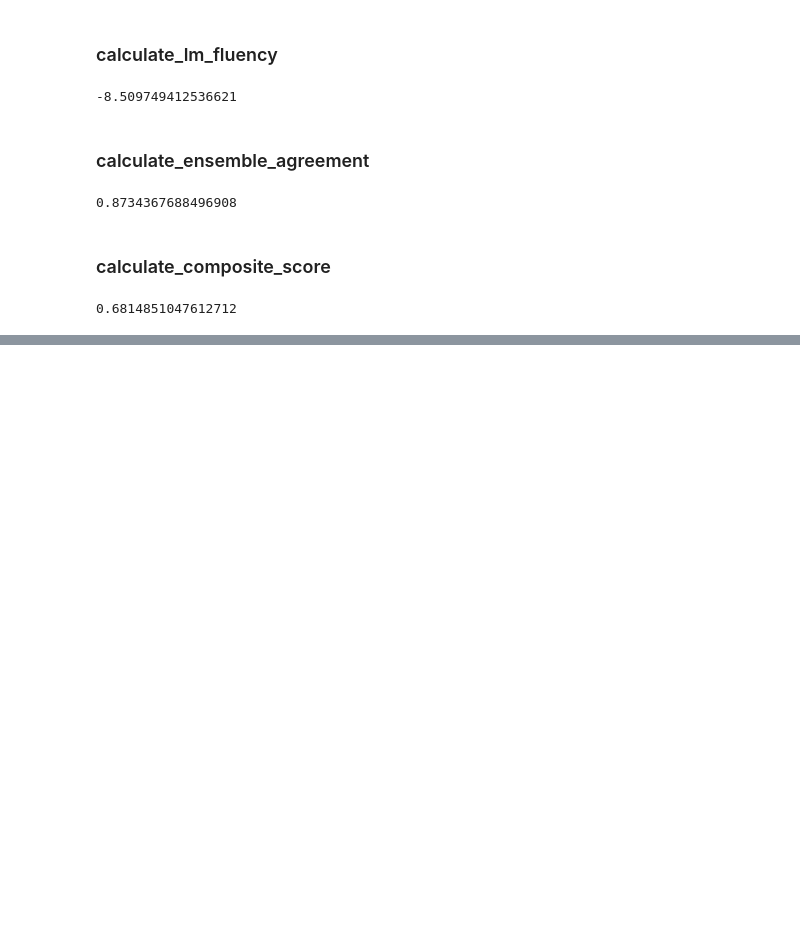
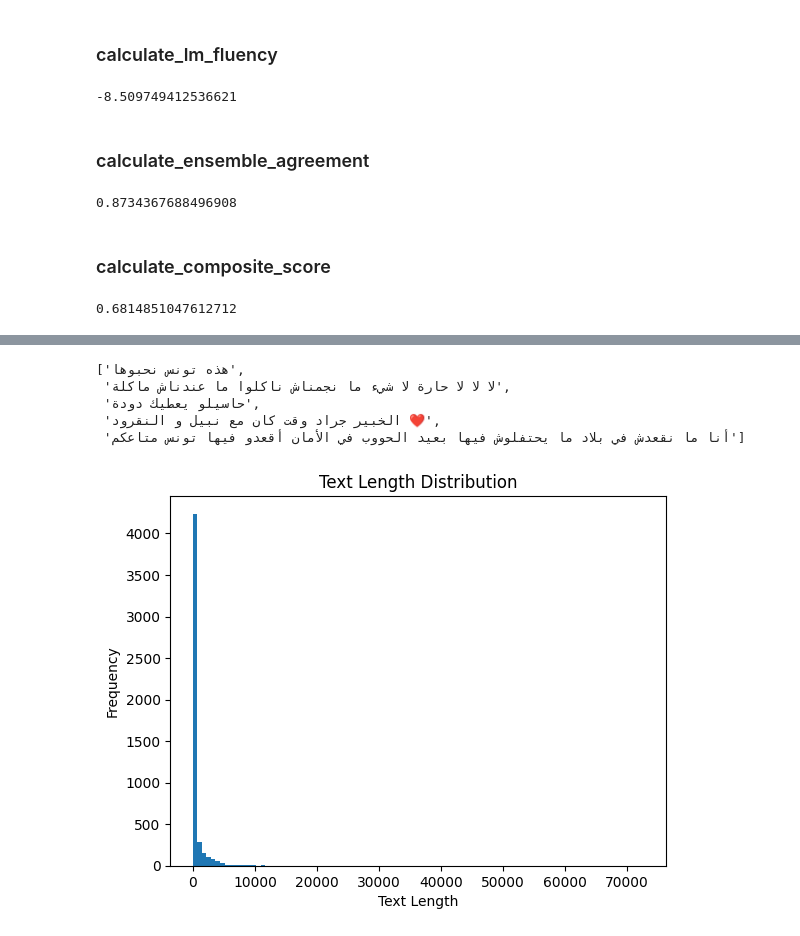
Before and after one commit to BouajilaHamza/Tunisia-msa-parallel-corpus, a Jupyter notebook: notebooks/tunisian-msa-parallel-corpus.ipynb, the cells around one changed output, grey strips where cells are left out. Saved outputs shown, nothing was run; the diff lists cells and outputs as text; code cells hidden in the pictures; blank space fills up the shorter version.

```diff
--- a/notebooks/tunisian-msa-parallel-corpus.ipynb
+++ b/notebooks/tunisian-msa-parallel-corpus.ipynb
@@ -502,0 +1081,17 @@ generate_parallel_corpus()
+# %%
+from datasets import load_dataset
+import numpy as np
+from sentence_transformers import SentenceTransformer
+import re
+import uuid
+
+
+
+print("Loading dataset...")
+try:
+    raw_dataset = load_dataset(DATASET_NAME, split='train')
+    if len(raw_dataset) > MAX_SAMPLES:
+        raw_dataset = raw_dataset.shuffle().select(range(5000))
+    print(f"Limited to {len(raw_dataset)} examples.")
+except Exception as e:
+    print(f"Load error: {e}")
@@ -502,0 +1172,25 @@ generate_parallel_corpus()
+# %%
+filtered_dataset[1000:1005]["text"]
+# %% [output]
+['هذه تونس نحبوها',
+ 'لا لا لا حارة لا شيء ما نجمناش ناكلوا ما عندناش ماكلة',
+ 'حاسيلو يعطيك دودة',
+ 'الخبير جراد وقت كان مع نبيل و النقرود ❤️',
+ 'أنا ما نقعدش في بلاد ما يحتفلوش فيها بعيد الحووب في الأمان أقعدو فيها تونس متاعكم']
+# %%
+def mesure_text_length(text):
+    return len(text)
+# %%
+import matplotlib.pyplot as plt
+import pandas as pd
+
+
+raw_df = pd.DataFrame({"text_length": [mesure_text_length(text) for text in raw_dataset["text"]]})
+
+plt.hist(raw_df["text_length"], bins=100)
+plt.xlabel("Text Length")
+plt.ylabel("Frequency")
+plt.title("Text Length Distribution")
+plt.show()
+# %% [output]
+[figure, added]
```
Also changed, not shown: parts of 45 cells of this notebook.
